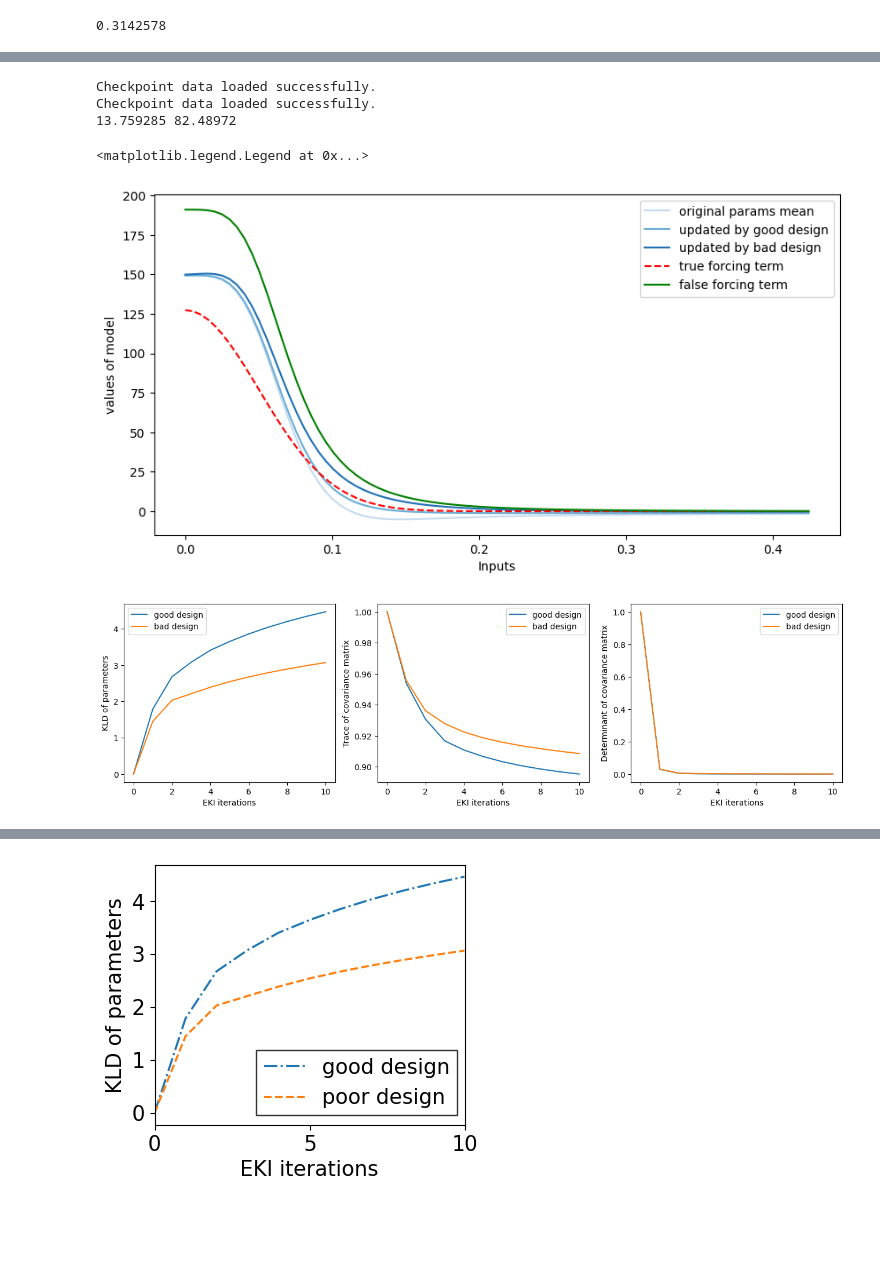
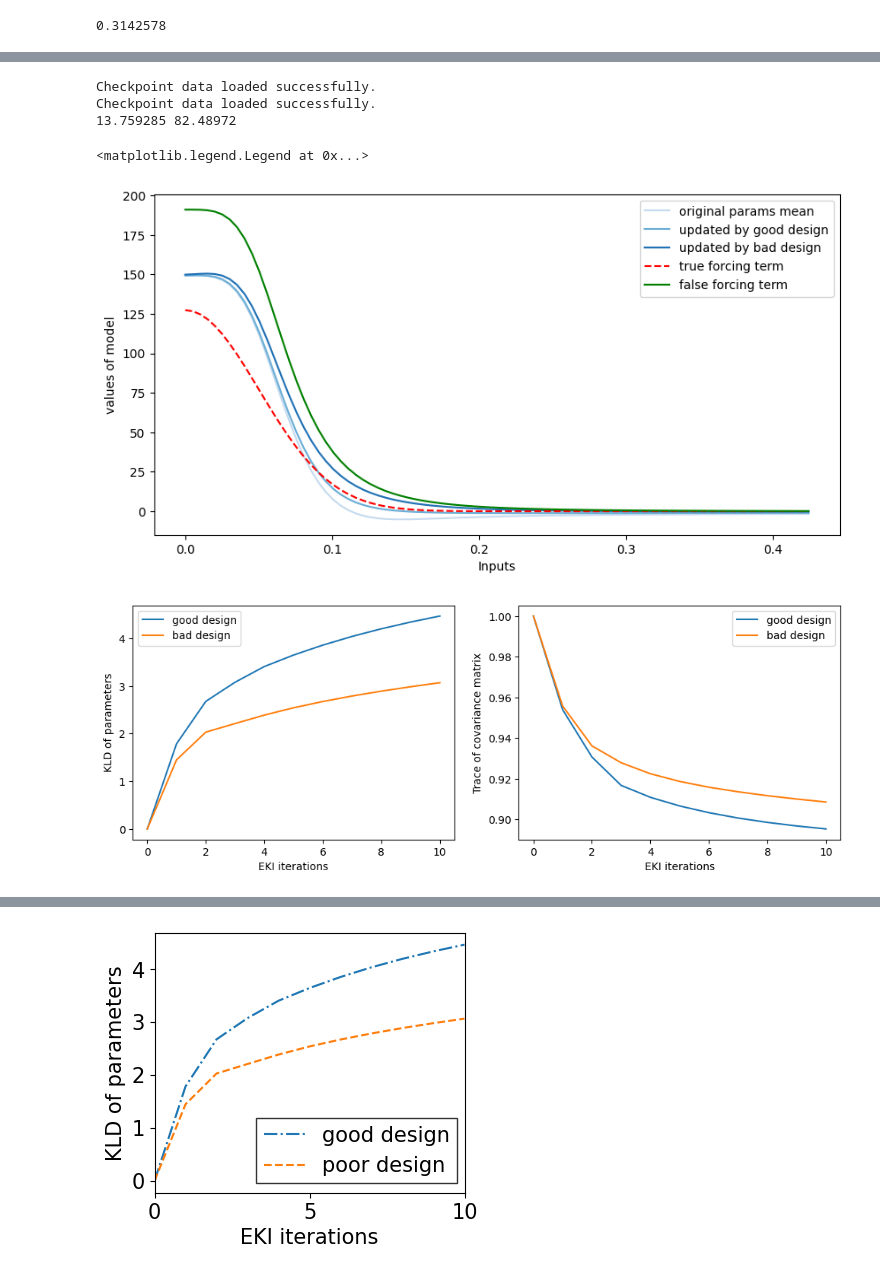
Before and after one commit to AIMS-Madison/BED-Model-Discrepancy, a Jupyter notebook: Structural error case.ipynb, the cells around one changed output, grey strips where cells are left out. Drawn from its saved outputs; the diff is of its cells as text; code cells hidden in the pictures; blank space fills up the shorter version.

```diff
--- a/Structural error case.ipynb
+++ b/Structural error case.ipynb
@@ -659,17 +674,3 @@ def show_nn_trajectory(params_list, apply_model, colormap = 'Blues', center_x=0,
 
     plt.ylabel('values of model')
     plt.xlabel('Inputs')
-# %%
-#show_nn_trajectory(params_list, model, center_x=0, center_y=0, size=85)
-show_nn_trajectory(params_list[:-1], model, center_x=0, center_y=0, size=85)
-
-plt.legend()
-
-leg = plt.gca().get_legend()
-
-new_labels = ['Updated model at stage 0', 'Updated model at stage 1','Updated model at stage 2','Updated model at stage 3','Updated model at stage 4','Updated model at stage 5', 'Updated model at stage 6','System', 'Baseline model']
-
-for text, new_label in zip(leg.get_texts(), new_labels):
-    text.set_text(new_label)
-
-plt.draw()
@@ -1167,39 +1166,32 @@ for i in range(1,ensemble_step+1):
     mean_current = np.mean(result_matrix_design_7[i],axis=0)
     mean_current_centered = result_matrix_design_7[i] - mean_current
     var_current = np.cov(mean_current_centered, rowvar=False)
     kld_trajectory7[i]=kl_divergence(mean_current, var_current, mean_ori, var_ori)
     kld_compare_to_before7[i-1]=kl_divergence(mean_current, var_current, mean_current_back, var_current_back)
     covar_trace_7[i] = np.trace(var_current)
     covar_det_7[i] = np.linalg.det(var_current)
     mean_current_back = mean_current
     var_current_back = var_current
 
 
-fig, axes = plt.subplots(1,3,figsize=(16,4))
+fig, axes = plt.subplots(1,2,figsize=(12,4))
 
 axes[0].plot(kld_trajectory5, label = 'good design')
 axes[0].plot(kld_trajectory7, label = 'bad design')
 axes[0].set_xlabel('EKI iterations')
 axes[0].set_ylabel('KLD of parameters')
 axes[0].legend()
 
 
 axes[1].plot(covar_trace_5/covar_trace_5[0], label = 'good design')
 axes[1].plot(covar_trace_7/covar_trace_7[0], label = 'bad design')
 axes[1].set_xlabel('EKI iterations')
 axes[1].set_ylabel('Trace of covariance matrix')
 axes[1].legend()
-
-
-axes[2].plot(covar_det_5/covar_det_5[0], label = 'good design')
-axes[2].plot(covar_det_7/covar_det_7[0], label = 'bad design')
-axes[2].set_xlabel('EKI iterations')
-axes[2].set_ylabel('Determinant of covariance matrix')
-axes[2].legend()
 # %% [output]
 Checkpoint data loaded successfully.
 Checkpoint data loaded successfully.
 13.759285 82.48972
 <matplotlib.legend.Legend at 0x...>
 [figure]
-[figure, old version]
+[figure, new version]
```
Also changed, not shown: parts of 26 cells of this notebook.
